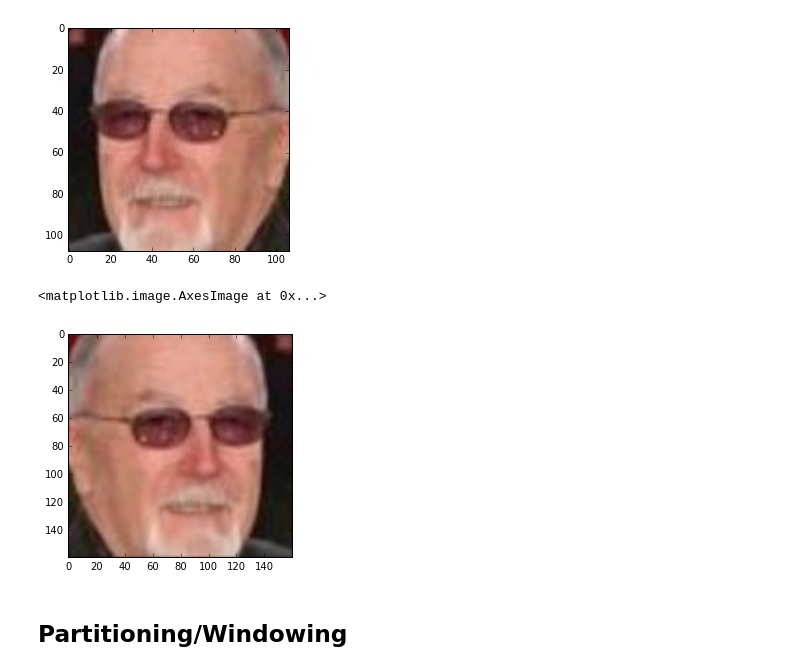
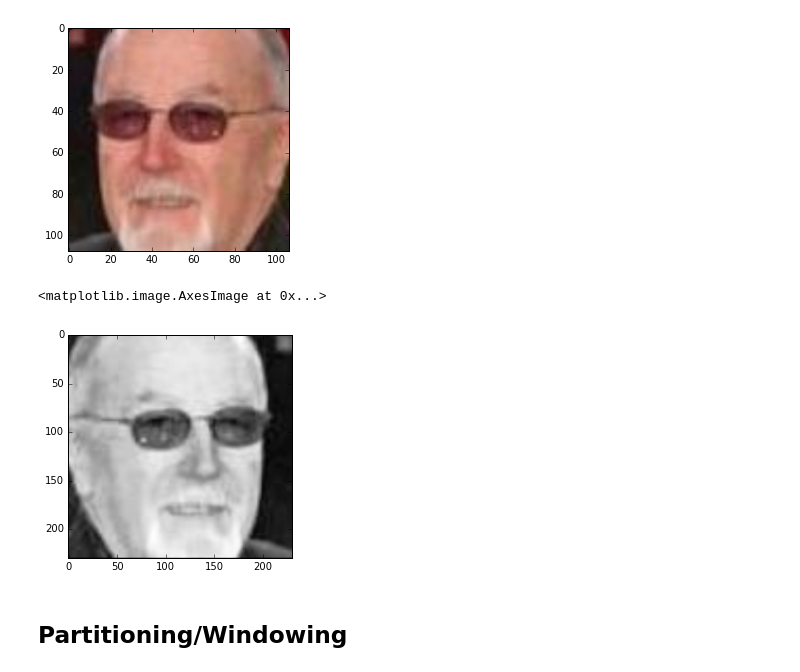
Before and after one commit to chrisjluc/FRS, a Jupyter notebook: notebooks/imageprocessing/ImageProcessing.ipynb, the cells around one changed output. Saved outputs shown, nothing was run; the diff lists cells and outputs as text; code cells hidden in the pictures.

```diff
--- a/notebooks/imageprocessing/ImageProcessing.ipynb
+++ b/notebooks/imageprocessing/ImageProcessing.ipynb
@@ -28,7 +28,7 @@ from PIL import Image
 # %%
 data_cropped_path = '../../data/lfw_cropped'
 data_path = '../../data'
-width, height = 160, 160
+width, height = 230, 230
 # %%
 def get_face_to_file_path_dict():
     face_to_file_paths_dict = {}
@@ -71,10 +71,10 @@ imshow(reflected_image, cmap='Greys_r')
 <matplotlib.image.AxesImage at 0x...>
 [figure]
 # %%
-resized_image = resize(image, (width, height))
-imshow(resized_image)
+resized_image = resize(grey_image, (width, height))
+imshow(resized_image, cmap='Greys_r')
 # %% [output]
 <matplotlib.image.AxesImage at 0x...>
-[figure, old version]
+[figure, new version]
 # %% [markdown]
 <h2>Partitioning/Windowing</h2>
```
Also changed, not shown: parts of 2 cells of this notebook, 28 other files.
